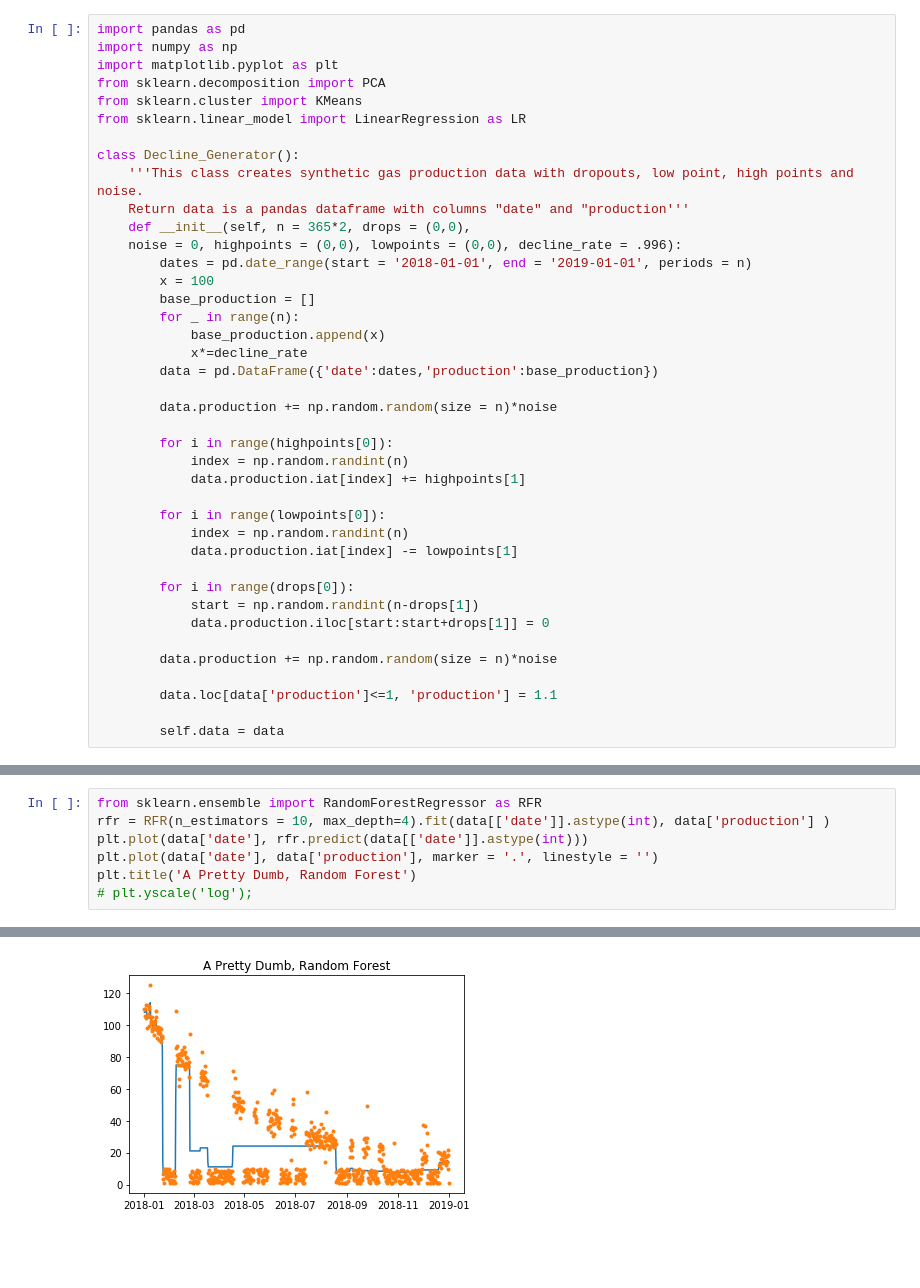
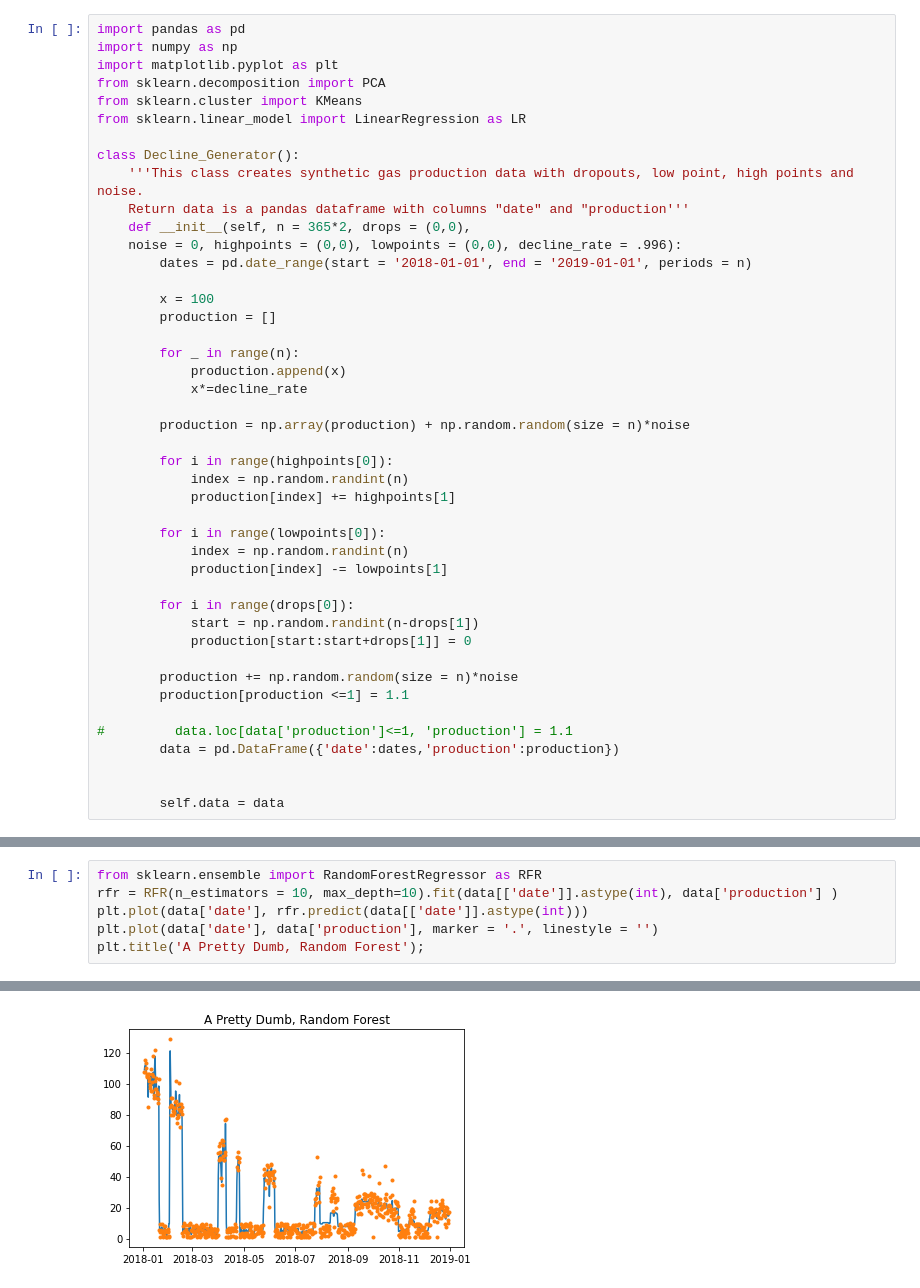
Before and after one commit to ljbelenky/decline, a Jupyter notebook: Production Modeling.ipynb, the cells around one changed output, grey strips where cells are left out. Saved outputs shown, nothing was run; the diff lists cells and outputs as text; blank space fills up the shorter version.

Commit message:
working on production modeling

```diff
--- a/Production Modeling.ipynb
+++ b/Production Modeling.ipynb
@@ -12,30 +12,34 @@ class Decline_Generator():
     def __init__(self, n = 365*2, drops = (0,0),
     noise = 0, highpoints = (0,0), lowpoints = (0,0), decline_rate = .996):
         dates = pd.date_range(start = '2018-01-01', end = '2019-01-01', periods = n)
+
         x = 100
-        base_production = []
+        production = []
+
         for _ in range(n):
-            base_production.append(x)
+            production.append(x)
             x*=decline_rate
-        data = pd.DataFrame({'date':dates,'production':base_production})
 
-        data.production += np.random.random(size = n)*noise
+        production = np.array(production) + np.random.random(size = n)*noise
 
         for i in range(highpoints[0]):
             index = np.random.randint(n)
-            data.production.iat[index] += highpoints[1]
+            production[index] += highpoints[1]
 
         for i in range(lowpoints[0]):
             index = np.random.randint(n)
-            data.production.iat[index] -= lowpoints[1]
+            production[index] -= lowpoints[1]
 
         for i in range(drops[0]):
             start = np.random.randint(n-drops[1])
-            data.production.iloc[start:start+drops[1]] = 0
+            production[start:start+drops[1]] = 0
 
-        data.production += np.random.random(size = n)*noise
+        production += np.random.random(size = n)*noise
+        production[production <=1] = 1.1
 
-        data.loc[data['production']<=1, 'production'] = 1.1
+#         data.loc[data['production']<=1, 'production'] = 1.1
+        data = pd.DataFrame({'date':dates,'production':production})
+
 
         self.data = data
 # %%
@@ -76,8 +76,7 @@ plt.title('A Pretty Dumb, Exponential Fit');
 # %%
 from sklearn.ensemble import RandomForestRegressor as RFR
-rfr = RFR(n_estimators = 10, max_depth=4).fit(data[['date']].astype(int), data['production'] )
+rfr = RFR(n_estimators = 10, max_depth=10).fit(data[['date']].astype(int), data['production'] )
 plt.plot(data['date'], rfr.predict(data[['date']].astype(int)))
 plt.plot(data['date'], data['production'], marker = '.', linestyle = '')
-plt.title('A Pretty Dumb, Random Forest')
-# plt.yscale('log');
+plt.title('A Pretty Dumb, Random Forest');
 # %% [output]
@@ -85,3 +83,3 @@ Text(0.5, 1.0, 'A Pretty Dumb, Random Forest')
-[figure, old version]
+[figure, new version]
 # %%
 X = data.copy()
```
Also changed, not shown: parts of 6 cells of this notebook.
